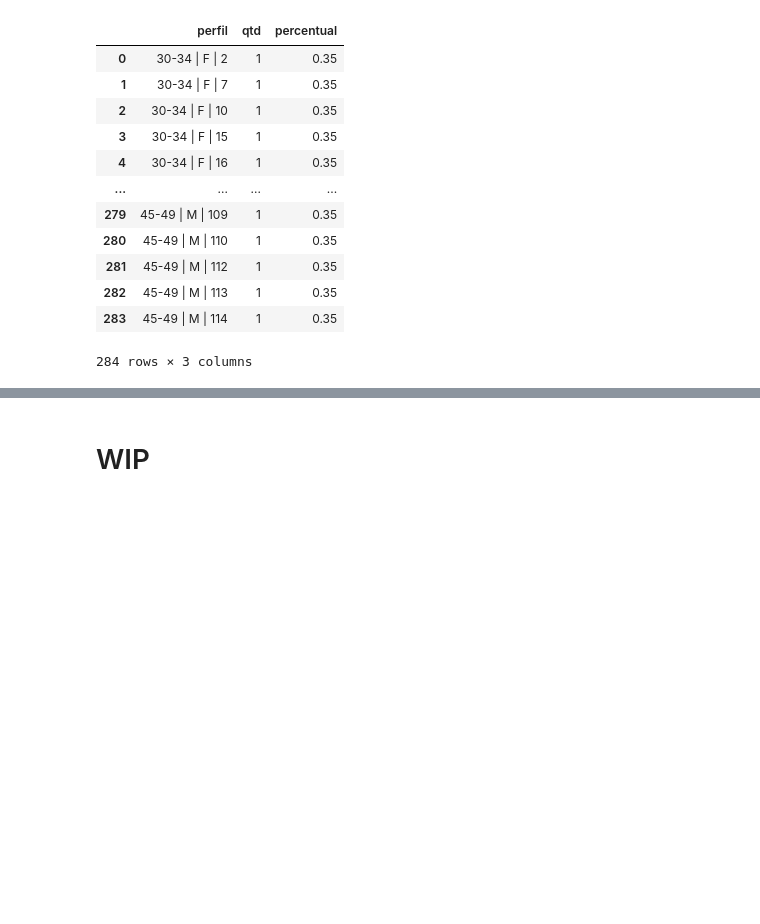
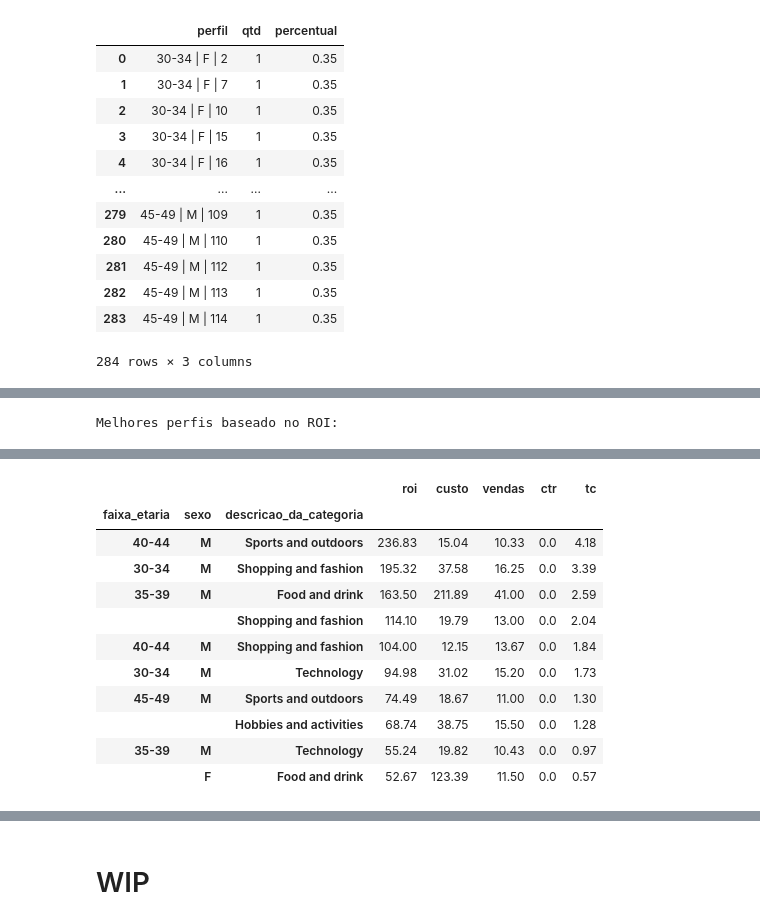
Before and after one commit to ThiagoZulian/otimizacao_de_ads_startup, a Jupyter notebook: notebooks/data_understanding.ipynb, the cells around one changed output, grey strips where cells are left out. Cells and saved outputs as stored; diff of their text form; code cells hidden in the pictures; blank space fills up the shorter version.

Commit message:
variaveis de melhores perfis

```diff
--- a/notebooks/data_understanding.ipynb
+++ b/notebooks/data_understanding.ipynb
@@ -629,3 +629,27 @@ df_perfil.head()
 | 2 | 30-34 | F | 10 | Business and Industry | 30-34 | F | 10 | 604070 | 91 | ... |
 | 3 | 30-34 | F | 15 | Business and Industry | 30-34 | F | 15 | 1669161 | 262 | ... |
 | 4 | 30-34 | F | 16 | Entertainment | 30-34 | F | 16 | 2693782 | 355 | ... |
+# %%
+
+# Identificando os melhores perfis baseado no ROI
+melhores_perfis = (
+    df_perfil.groupby(
+        ["faixa_etaria", "sexo", "descricao_da_categoria"],
+        observed=True
+        )
+        .agg({
+            "roi": "mean",
+            "custo": "mean",
+            "vendas": "mean",
+            "ctr": "mean",
+            "tc": "mean"
+        })
+        .round(2)
+)
+# %%
+
+melhores_perfis = melhores_perfis.sort_values("roi", ascending=False)
+print("Melhores perfis baseado no ROI:")
+display(melhores_perfis.head(10))
+# %% [output]
+Melhores perfis baseado no ROI:
@@ -631,0 +657,12 @@ df_perfil.head()
+|  |  |  | roi | custo | vendas | ctr | tc |
+| faixa_etaria | sexo | descricao_da_categoria |  |  |  |  |  |
+| 40-44 | M | Sports and outdoors | 236.83 | 15.04 | 10.33 | 0.0 | 4.18 |
+| 30-34 | M | Shopping and fashion | 195.32 | 37.58 | 16.25 | 0.0 | 3.39 |
+| 35-39 | M | Food and drink | 163.50 | 211.89 | 41.00 | 0.0 | 2.59 |
+|  |  | Shopping and fashion | 114.10 | 19.79 | 13.00 | 0.0 | 2.04 |
+| 40-44 | M | Shopping and fashion | 104.00 | 12.15 | 13.67 | 0.0 | 1.84 |
+| 30-34 | M | Technology | 94.98 | 31.02 | 15.20 | 0.0 | 1.73 |
+| 45-49 | M | Sports and outdoors | 74.49 | 18.67 | 11.00 | 0.0 | 1.30 |
+|  |  | Hobbies and activities | 68.74 | 38.75 | 15.50 | 0.0 | 1.28 |
+| 35-39 | M | Technology | 55.24 | 19.82 | 10.43 | 0.0 | 0.97 |
+|  | F | Food and drink | 52.67 | 123.39 | 11.50 | 0.0 | 0.57 |
```
Also changed, not shown: parts of 3 cells of this notebook.
